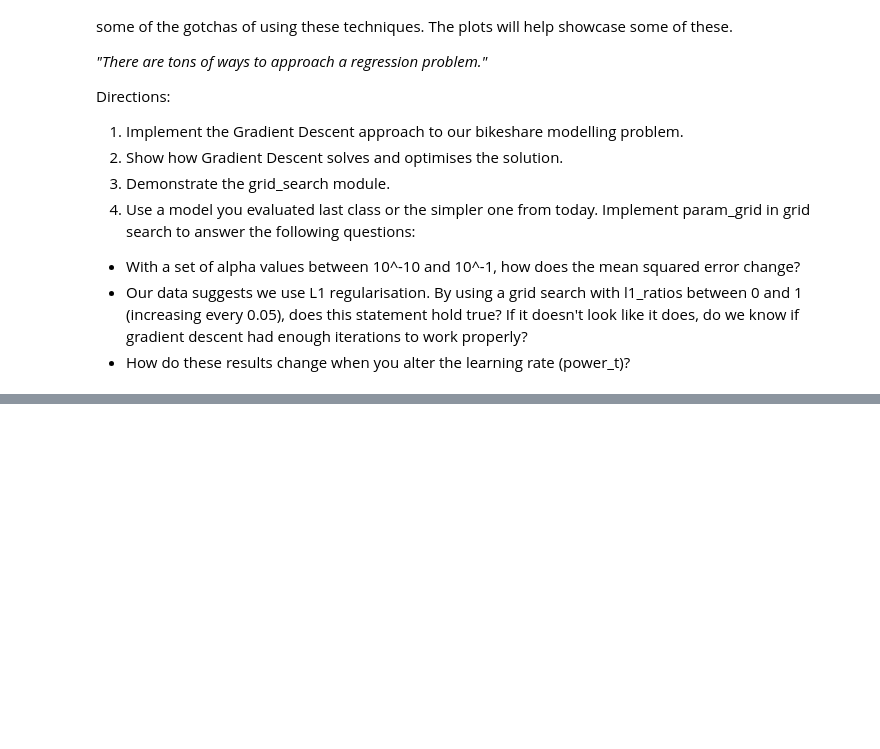
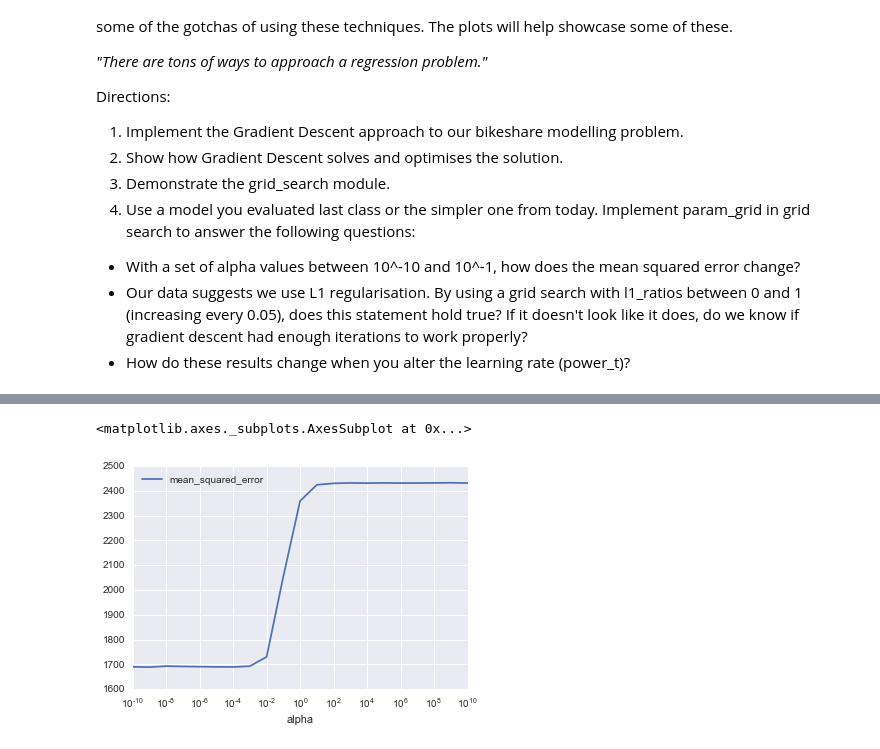
Before and after one commit to toby-p/GA_data_science_coursework, a Jupyter notebook: 06_cross_validation_regularisation_gradient_descent.ipynb, the cells around one changed output, grey strips where cells are left out. Saved outputs shown, nothing was run; the diff lists cells and outputs as text; code cells hidden in the pictures; blank space fills up the shorter version.

```diff
--- a/06_cross_validation_regularisation_gradient_descent.ipynb
+++ b/06_cross_validation_regularisation_gradient_descent.ipynb
@@ -331,0 +439,19 @@ print gs.grid_scores_
+# %%
+alphas = np.logspace(-10, 10, 21)
+crossvals = 5
+
+params = {'alpha':alphas}
+gs = grid_search.GridSearchCV(
+    estimator=linear_model.SGDRegressor(),
+    cv=cross_validation.KFold(len(modeldata), n_folds=crossvals, shuffle=True),
+    param_grid=params,
+    scoring='mean_squared_error',
+    )
+
+gs.fit(modeldata, y)
+
+print 'BEST ESTIMATOR'
+print -gs.best_score_
+print gs.best_estimator_
+print 'ALL ESTIMATORS'
+print gs.grid_scores_
@@ -331,0 +468,7 @@ print gs.grid_scores_
+# %%
+# Save all output data (alphas vs MSE) into a new dataframe
+grid = pd.DataFrame(gs.grid_scores_)
+grid.columns = ['alpha', 'mean_squared_error', 'cv']
+grid['alpha'] = grid['alpha'].apply(lambda x: x['alpha'])  # currently contains a dict, e.g. {u'alpha': 1e-10}
+grid['mean_squared_error'] = grid['mean_squared_error'].apply(lambda x: -x)  # currently negative, e.g. -1688.707934
+grid
@@ -331,0 +493,5 @@ print gs.grid_scores_
+# %%
+grid.plot('alpha', 'mean_squared_error', logx=True)
+# %% [output]
+<matplotlib.axes._subplots.AxesSubplot at 0x...>
+[figure, added]
```
Also changed, not shown: parts of 19 cells of this notebook.
